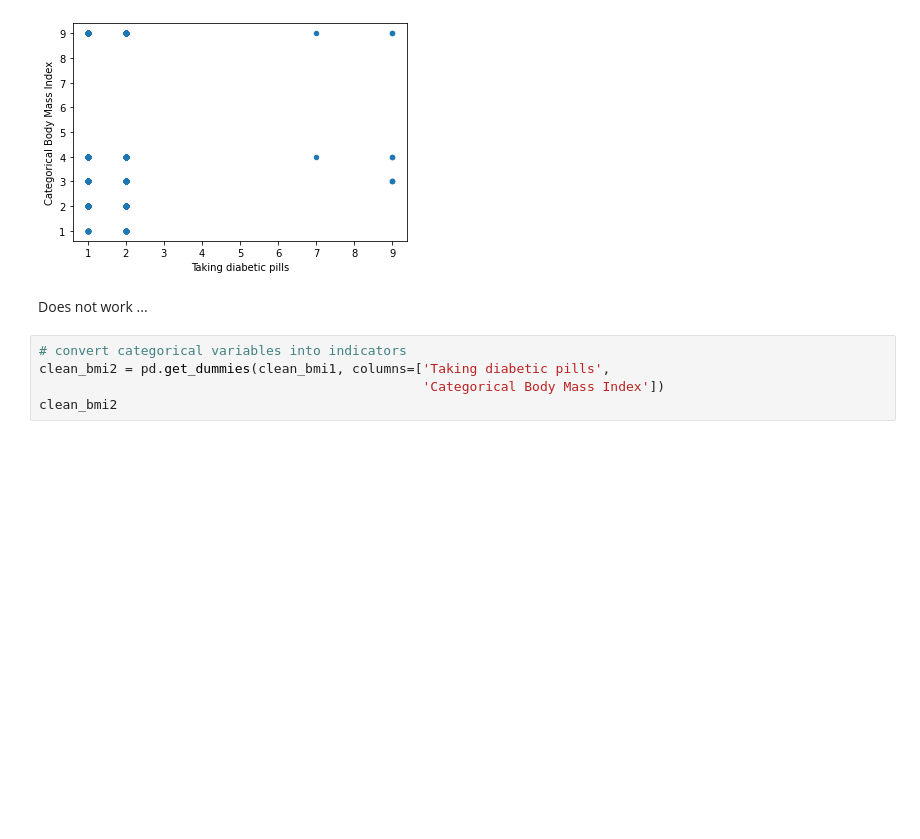
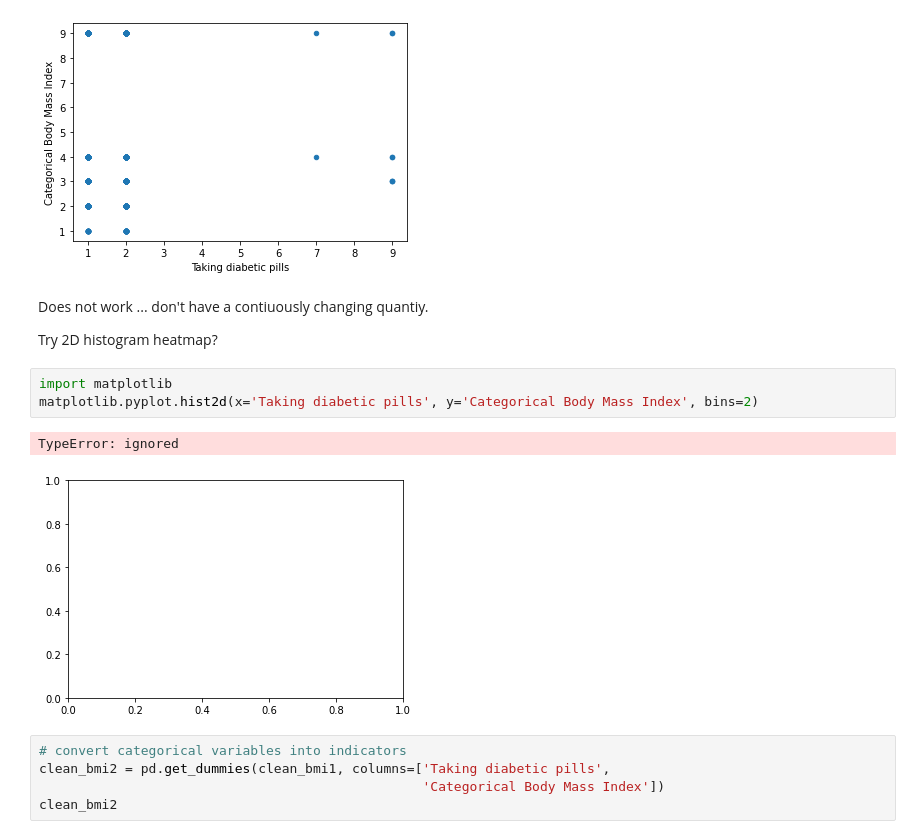
Before and after one commit to amyylin1/machine-learning, a Jupyter notebook: 01_ml_practice.ipynb, the cells around one changed output. Cells and saved outputs as stored; diff of their text form; blank space fills up the shorter version.

```diff
--- a/01_ml_practice.ipynb
+++ b/01_ml_practice.ipynb
@@ -61,8 +61,17 @@ clean_bmi1.plot(x='Taking diabetic pills', y='Categorical Body Mass Index', kind
 # %% [output]
 <matplotlib.axes._subplots.AxesSubplot at 0x...>
 [figure]
-# %% [markdown]
-Does not work ...
+# %% [markdown]
+Does not work ... don't have a contiuously changing quantiy.
+
+Try 2D histogram
+heatmap?
+# %%
+import matplotlib
+matplotlib.pyplot.hist2d(x='Taking diabetic pills', y='Categorical Body Mass Index', bins=2)
+# %% [output]
+TypeError: ignored
+[figure, added]
 # %%
 # convert categorical variables into indicators
 clean_bmi2 = pd.get_dummies(clean_bmi1, columns=['Taking diabetic pills',
```
